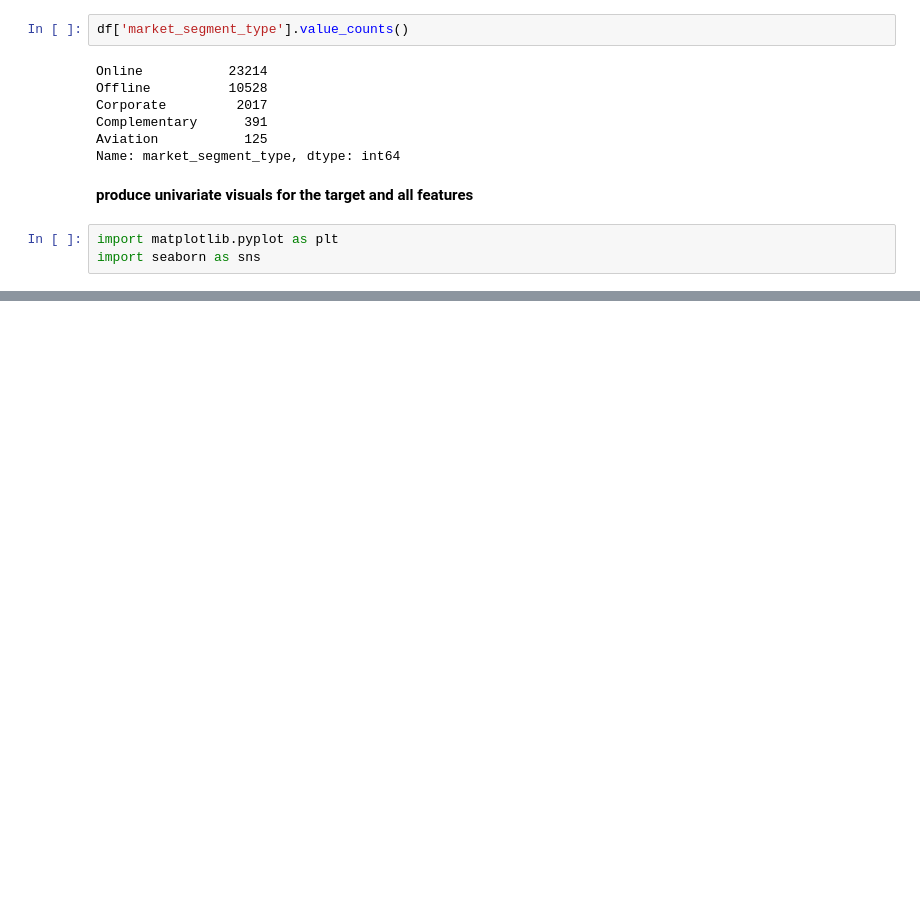
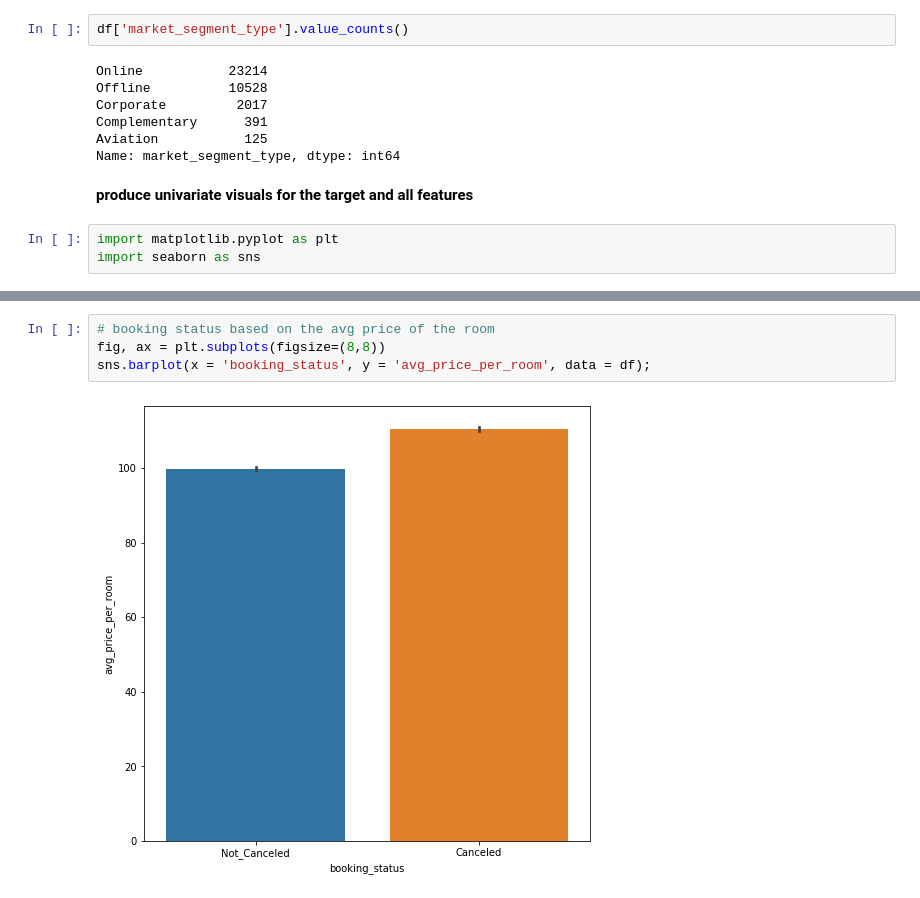
Before and after one commit to WinnieSue/Hotel-rerservation-prediction, a Jupyter notebook: Hotel_reservation.ipynb, the cells around one changed output, grey strips where cells are left out. Drawn from its saved outputs; the diff is of its cells as text; blank space fills up the shorter version.

```diff
--- a/Hotel_reservation.ipynb
+++ b/Hotel_reservation.ipynb
@@ -118,4 +120,10 @@ The `ci` parameter is deprecated. Use `errorbar=None` for the same effect.
   sns.barplot(x = 'booking_status', y = 'no_of_adults', data = df, ci = None, hue = 'market_segment_type');
 <matplotlib.legend.Legend at 0x...>
 [figure]
+# %%
+# booking status based on the avg price of the room
+fig, ax = plt.subplots(figsize=(8,8))
+sns.barplot(x = 'booking_status', y = 'avg_price_per_room', data = df);
+# %% [output]
+[figure, added]
 # %%
```
Also changed, not shown: parts of 4 cells of this notebook.
